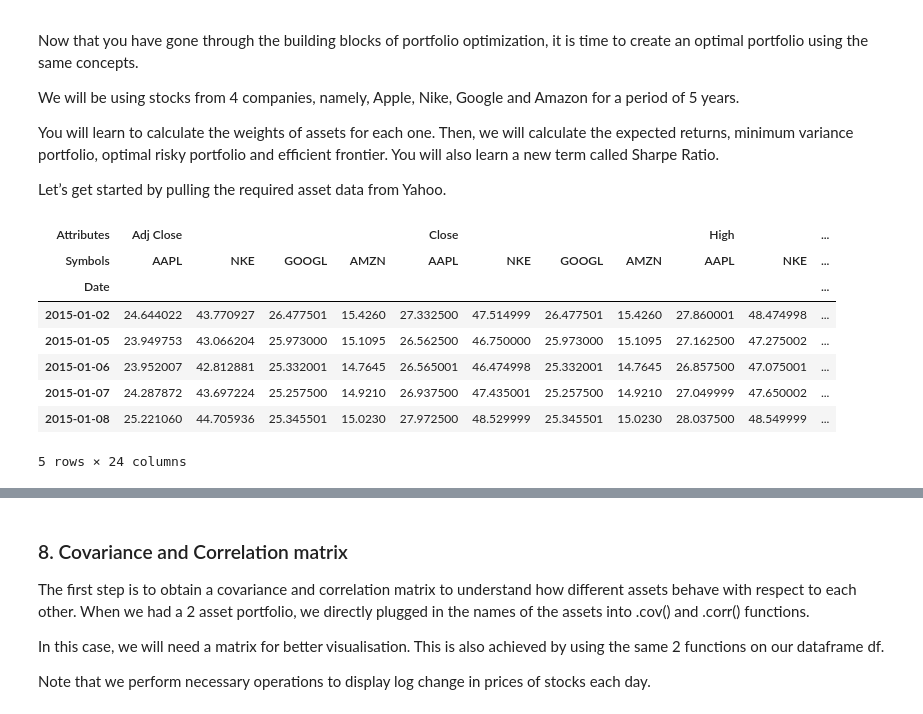
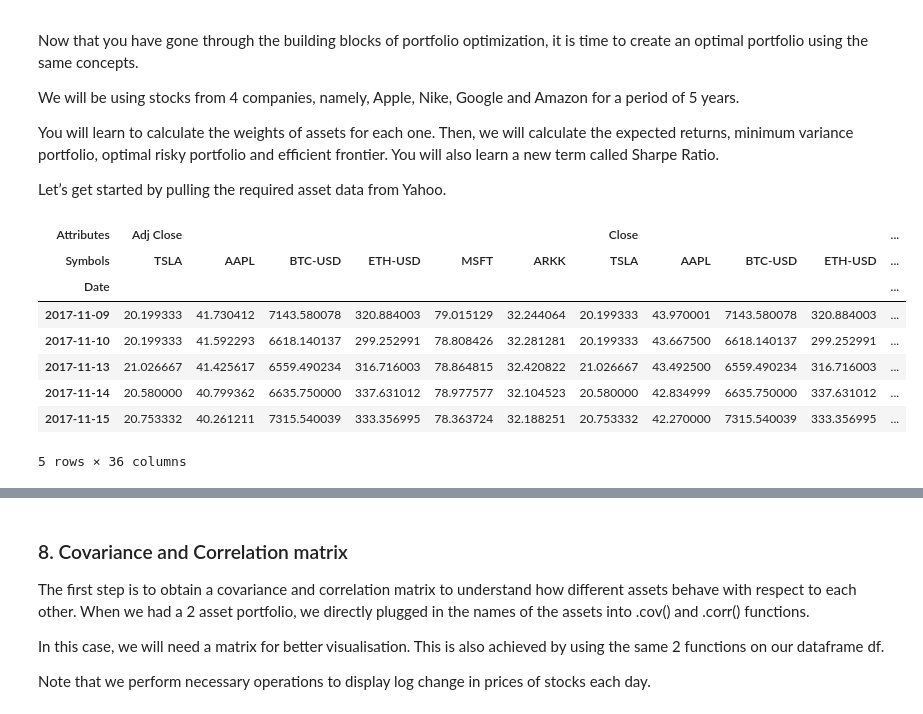
Before and after one commit to majikthise911/portfolioOptimization, a Jupyter notebook: myPortfolio.ipynb, the cells around one changed output, grey strips where cells are left out. Saved outputs shown, nothing was run; the diff lists cells and outputs as text; code cells hidden in the pictures.

```diff
--- a/myPortfolio.ipynb
+++ b/myPortfolio.ipynb
@@ -213,18 +231,18 @@ You will learn to calculate the weights of assets for each one. Then, we will ca
 Let’s get started by pulling the required asset data from Yahoo.
 # %%
 # Import data
-df = data.DataReader(['AAPL', 'NKE', 'GOOGL', 'AMZN'], 'yahoo', start='2015/01/01', end='2019/12/31')
+df = data.DataReader(['TSLA', 'AAPL', 'BTC-USD', 'ETH-USD', 'MSFT', 'ARKK'], 'yahoo', start='2015/01/01', end='2022/10/31').dropna()
 df.head()
 # %% [output]
-| Attributes | Adj Close |  |  |  | Close |  |  |  | High |  | ... |
-| Symbols | AAPL | NKE | GOOGL | AMZN | AAPL | NKE | GOOGL | AMZN | AAPL | NKE | ... |
+| Attributes | Adj Close |  |  |  |  |  | Close |  |  |  | ... |
+| Symbols | TSLA | AAPL | BTC-USD | ETH-USD | MSFT | ARKK | TSLA | AAPL | BTC-USD | ETH-USD | ... |
 | Date |  |  |  |  |  |  |  |  |  |  | ... |
-| 2015-01-02 | 24.644022 | 43.770927 | 26.477501 | 15.4260 | 27.332500 | 47.514999 | 26.477501 | 15.4260 | 27.860001 | 48.474998 | ... |
-| 2015-01-05 | 23.949753 | 43.066204 | 25.973000 | 15.1095 | 26.562500 | 46.750000 | 25.973000 | 15.1095 | 27.162500 | 47.275002 | ... |
-| 2015-01-06 | 23.952007 | 42.812881 | 25.332001 | 14.7645 | 26.565001 | 46.474998 | 25.332001 | 14.7645 | 26.857500 | 47.075001 | ... |
-| 2015-01-07 | 24.287872 | 43.697224 | 25.257500 | 14.9210 | 26.937500 | 47.435001 | 25.257500 | 14.9210 | 27.049999 | 47.650002 | ... |
-| 2015-01-08 | 25.221060 | 44.705936 | 25.345501 | 15.0230 | 27.972500 | 48.529999 | 25.345501 | 15.0230 | 28.037500 | 48.549999 | ... |
+| 2017-11-09 | 20.199333 | 41.730412 | 7143.580078 | 320.884003 | 79.015129 | 32.244064 | 20.199333 | 43.970001 | 7143.580078 | 320.884003 | ... |
+| 2017-11-10 | 20.199333 | 41.592293 | 6618.140137 | 299.252991 | 78.808426 | 32.281281 | 20.199333 | 43.667500 | 6618.140137 | 299.252991 | ... |
+| 2017-11-13 | 21.026667 | 41.425617 | 6559.490234 | 316.716003 | 78.864815 | 32.420822 | 21.026667 | 43.492500 | 6559.490234 | 316.716003 | ... |
+| 2017-11-14 | 20.580000 | 40.799362 | 6635.750000 | 337.631012 | 78.977577 | 32.104523 | 20.580000 | 42.834999 | 6635.750000 | 337.631012 | ... |
+| 2017-11-15 | 20.753332 | 40.261211 | 7315.540039 | 333.356995 | 78.363724 | 32.188251 | 20.753332 | 42.270000 | 7315.540039 | 333.356995 | ... |
-5 rows × 24 columns
+5 rows × 36 columns
 # %%
 # Closing price
 df = df['Adj Close']
```
Also changed, not shown: parts of 26 cells of this notebook, 3 other files.
